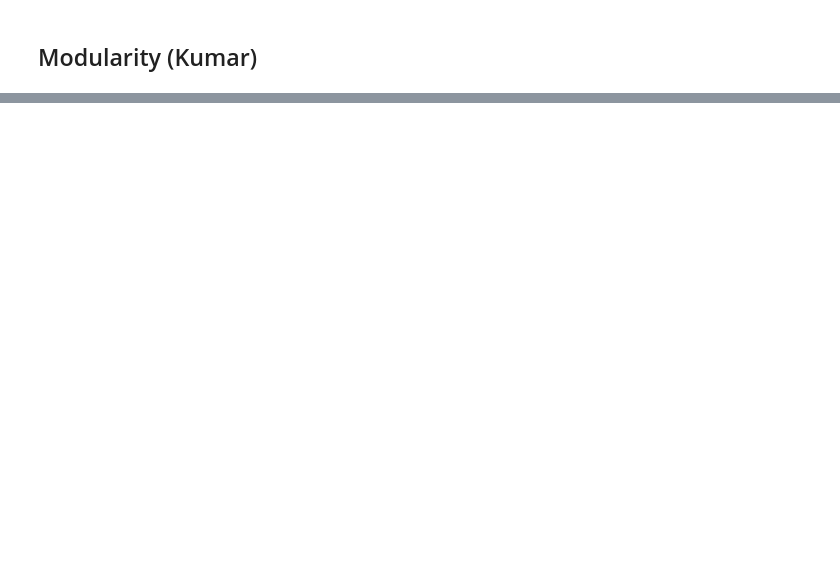
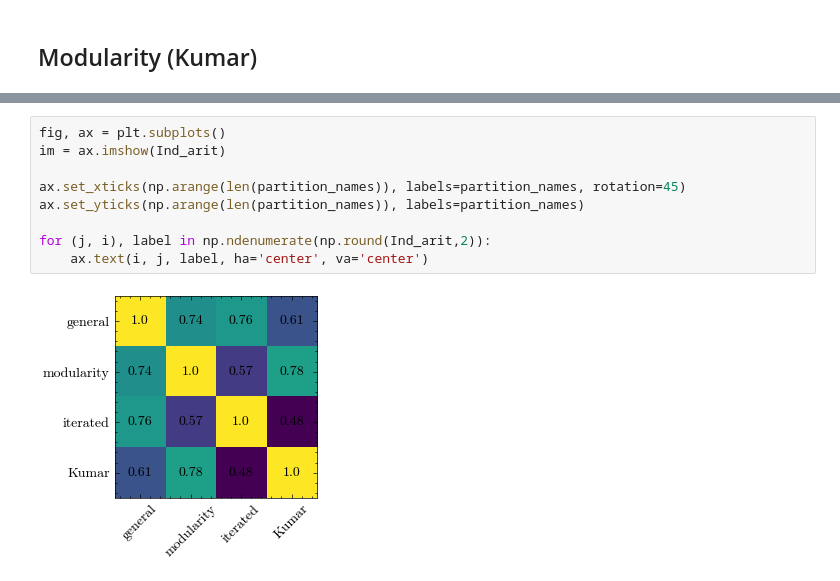
Before and after one commit to LaComarca-Lab/HyperGraph-Communities, a Jupyter notebook: CollaborationNetwork.ipynb, the cells around one changed output, grey strips where cells are left out. Drawn from its saved outputs; the diff is of its cells as text; blank space fills up the shorter version.

```diff
--- a/CollaborationNetwork.ipynb
+++ b/CollaborationNetwork.ipynb
@@ -309,0 +349,11 @@ The modularity for this partition is: 0.7120766603598666
+# %%
+fig, ax = plt.subplots()
+im = ax.imshow(Ind_arit)
+
+ax.set_xticks(np.arange(len(partition_names)), labels=partition_names, rotation=45)
+ax.set_yticks(np.arange(len(partition_names)), labels=partition_names)
+
+for (j, i), label in np.ndenumerate(np.round(Ind_arit,2)):
+    ax.text(i, j, label, ha='center', va='center')
+# %% [output]
+[figure, added]
```
Also changed, not shown: parts of 23 cells of this notebook, 2 other files.
